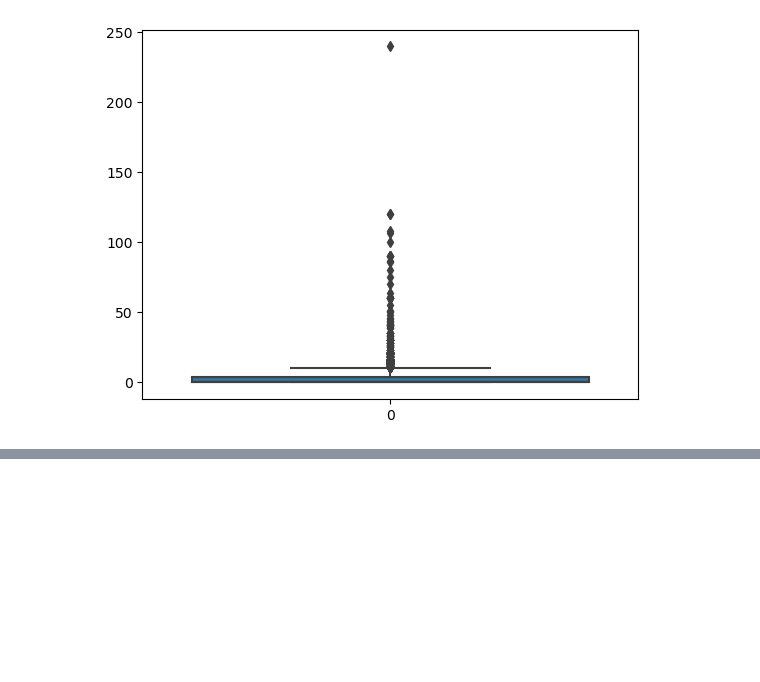
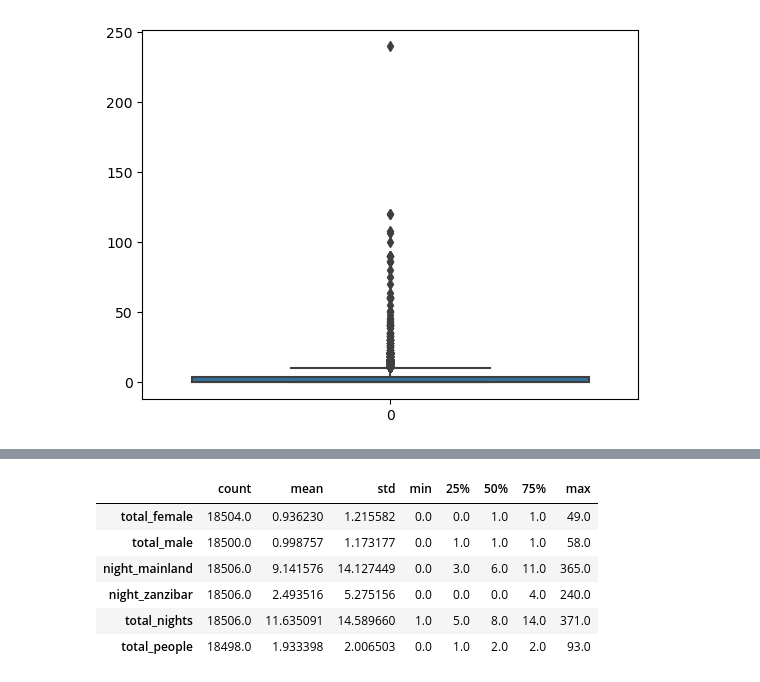
Before and after one commit to Njaramba-Riri/expenditure-prediction, a Jupyter notebook: trial.ipynb, the cells around one changed output, grey strips where cells are left out. Cells and saved outputs as stored; diff of their text form; code cells hidden in the pictures; blank space fills up the shorter version.

```diff
--- a/trial.ipynb
+++ b/trial.ipynb
@@ -386,0 +438,10 @@ AttributeError: 'DataFrame' object has no attribute 'ravel'
+# %%
+data.describe().T
+# %% [output]
+|  | count | mean | std | min | 25% | 50% | 75% | max |
+| total_female | 18504.0 | 0.936230 | 1.215582 | 0.0 | 0.0 | 1.0 | 1.0 | 49.0 |
+| total_male | 18500.0 | 0.998757 | 1.173177 | 0.0 | 1.0 | 1.0 | 1.0 | 58.0 |
+| night_mainland | 18506.0 | 9.141576 | 14.127449 | 0.0 | 3.0 | 6.0 | 11.0 | 365.0 |
+| night_zanzibar | 18506.0 | 2.493516 | 5.275156 | 0.0 | 0.0 | 0.0 | 4.0 | 240.0 |
+| total_nights | 18506.0 | 11.635091 | 14.589660 | 1.0 | 5.0 | 8.0 | 14.0 | 371.0 |
+| total_people | 18498.0 | 1.933398 | 2.006503 | 0.0 | 1.0 | 2.0 | 2.0 | 93.0 |
```
Also changed, not shown: parts of 13 cells of this notebook, 12 other files.
